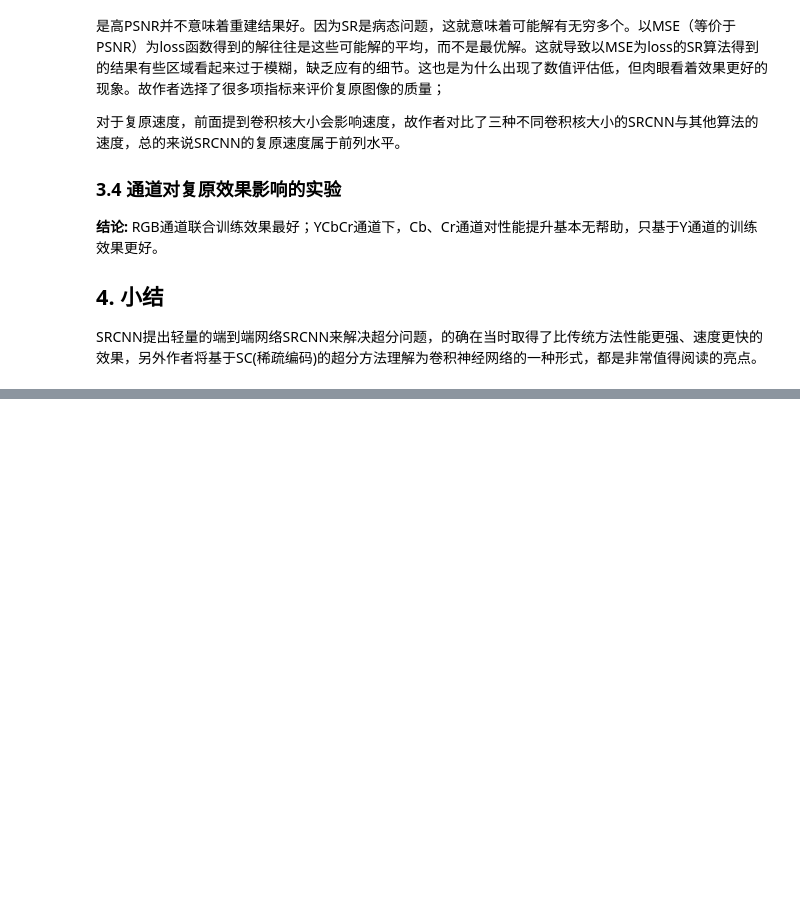
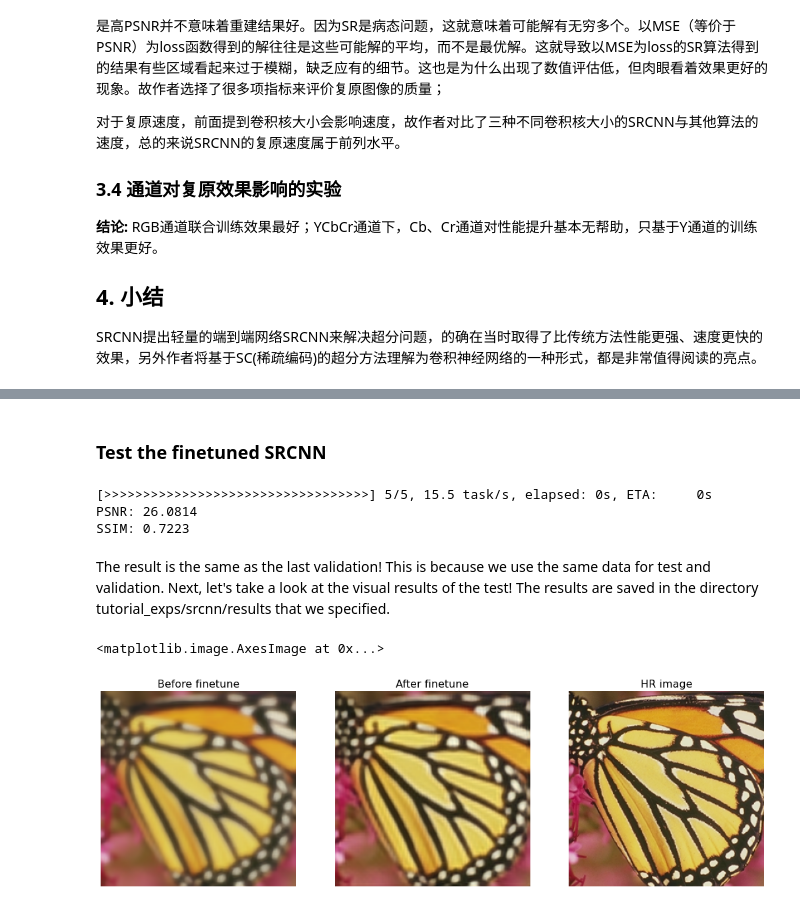
Before and after one commit to jinyingtld/python, a Jupyter notebook: AI6126_tutorial3.ipynb, the cells around one changed output, grey strips where cells are left out. Drawn from its saved outputs; the diff is of its cells as text; code cells hidden in the pictures; blank space fills up the shorter version.

```diff
--- a/AI6126_tutorial3.ipynb
+++ b/AI6126_tutorial3.ipynb
@@ -57,0 +497,73 @@ SRCNN提出轻量的端到端网络SRCNN来解决超分问题，的确在当时
+# %% [markdown]
+### Test the finetuned SRCNN
+# %%
+from mmedit.apis import single_gpu_test
+from mmedit.datasets import build_dataloader
+from mmcv.parallel import MMDataParallel
+
+
+# Build a test dataloader and model
+dataset = build_dataset(cfg.data.test, dict(test_mode=True))
+data_loader = build_dataloader(
+        dataset,
+        samples_per_gpu=1,
+        workers_per_gpu=cfg.data.workers_per_gpu,
+        dist=False,
+        shuffle=False,
+        persistent_workers=False)
+model = MMDataParallel(model, device_ids=[0])
+
+# Perform the test with single gpu. Saving result images by setting
+# save_image and save_path arguments. The two arguments will be passed
+# to model.forword_test() where images are saved.
+# See https://github.com/open-mmlab/mmediting/blob/8b5c0c5f49e60fd6ab0503031b62dee7832faf72/mmedit/models/mattors/indexnet.py#L72.
+outputs = single_gpu_test(model, data_loader, save_image=True,
+                          save_path='./tutorial_exps/srcnn/results')
+
+# Pop out some unnecessary arguments
+eval_config = cfg.evaluation
+eval_config.pop('interval')
+eval_config.pop('save_image', False)
+eval_config.pop('save_path', None)
+
+eval_res = dataset.evaluate(outputs, **eval_config)
+print()  # endline of progress bar
+for name, val in eval_res.items():
+    print(f'{name}: {val:.04f}')
+# %% [output]
+[>>>>>>>>>>>>>>>>>>>>>>>>>>>>>>>>>>] 5/5, 15.5 task/s, elapsed: 0s, ETA:     0s
+PSNR: 26.0814
+SSIM: 0.7223
+# %% [markdown]
+The result is the same as the last validation! This is because we use the same data for test and validation. Next, let's take a look at the visual results of the test! The results are saved in the directory tutorial_exps/srcnn/results that we specified.
+# %%
+import cv2
+import matplotlib.pyplot as plt
+import mmcv
+import torch
+import torchvision
+
+from mmedit.models import build_model
+from mmcv.runner import load_checkpoint
+
+# Read the images
+img_SR_ft = mmcv.imread('./tutorial_exps/srcnn/results/butterfly.png', channel_order='rgb')
+
+
+# let's compare the result with the LR and HR images
+fig = plt.figure(figsize=(18, 16))
+ax1 = fig.add_subplot(1, 3, 1)  # 2 rows, 2 columns, the top left image
+plt.title('Before finetune', fontsize=16)
+ax1.axis('off')
+ax2 = fig.add_subplot(1, 3, 2)  # 2 rows, 2 columns, the top right image
+plt.title('After finetune', fontsize=16)
+ax2.axis('off')
+ax3 = fig.add_subplot(1, 3, 3)  # 2 rows, 2 columns, the bottom right image
+plt.title('HR image', fontsize=16)
+ax3.axis('off')
+ax1.imshow(img_SR)
+ax2.imshow(img_SR_ft)
+ax3.imshow(img_HR)
+# %% [output]
+<matplotlib.image.AxesImage at 0x...>
+[figure, added]
```
Also changed, not shown: parts of 25 cells of this notebook.
